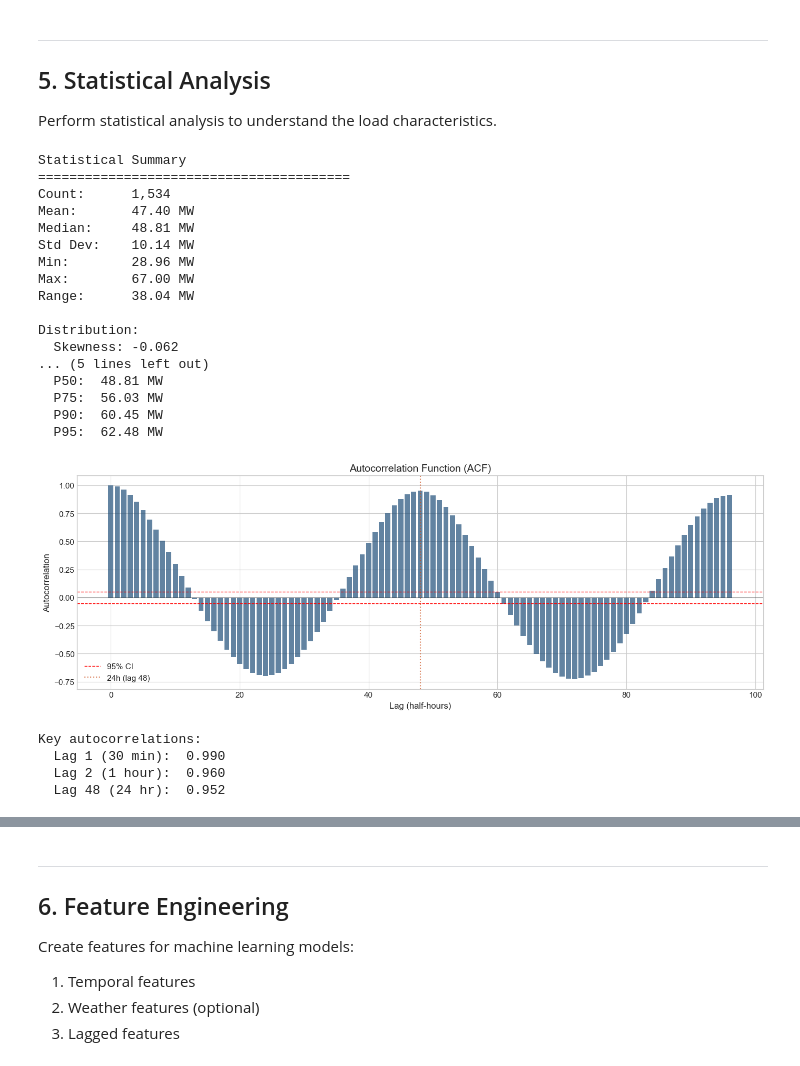
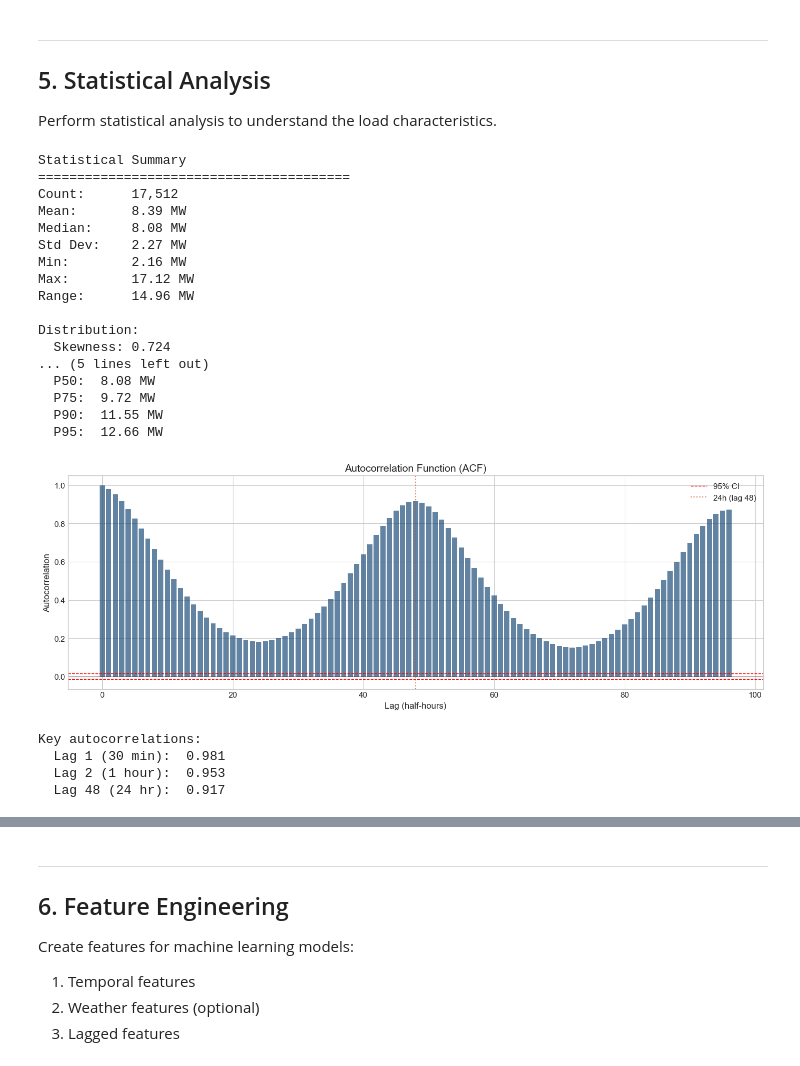
Before and after one commit to UKPN-DSO/ukpyn, a Jupyter notebook: examples/forecasting.ipynb, the cells around one changed output, grey strips where cells are left out. Saved outputs shown, nothing was run; the diff lists cells and outputs as text; code cells hidden in the pictures.

```diff
--- a/examples/forecasting.ipynb
+++ b/examples/forecasting.ipynb
@@ -883,0 +956,27 @@ Gap filling results:
+# %%
+# Aggregate duplicate timestamps (e.g. multiple transformers at the same time)
+if load_series.index.duplicated().any():
+    n_dupes = load_series.index.duplicated().sum()
+    print(f"Found {n_dupes} duplicate timestamps — summing across transformers")
+    load_series = load_series.groupby(load_series.index).sum()
+
+# First, create a complete 30-minute index to expose the gaps as NaN
+complete_index = pd.date_range(
+    start=load_series.index.min(),
+    end=load_series.index.max(),
+    freq="30min",
+)
+load_reindexed = load_series.reindex(complete_index)
+
+print(f"Before reindex: {len(load_series)} points, {load_series.isna().sum()} NaN")
+print(f"After reindex:  {len(load_reindexed)} points, {load_reindexed.isna().sum()} NaN")
+
+# Now fill_gaps can see and interpolate the NaN values
+load_filled = fill_gaps(load_reindexed, method="linear", max_gap_hours=48.0)
+
+filled_mask = load_reindexed.isna() & load_filled.notna()
+
+print("\nGap filling results:")
+print(f"  Original missing: {load_reindexed.isna().sum()}")
+print(f"  Remaining missing: {load_filled.isna().sum()}")
+print(f"  Points filled: {filled_mask.sum()}")
@@ -1173,10 +1283,10 @@ sample_period = load_filled_clean["2024-01":"2024-01"]  # January 2024
 sample_outliers = outlier_flags["2024-01":"2024-01"]
 
 # Plot clean data
-clean_data = sample_period[~sample_outliers]
+viz_clean = sample_period[~sample_outliers]
 ax.plot(
-    clean_data.index,
-    clean_data.values,
+    viz_clean.index,
+    viz_clean.values,
     color=COLORS["secondary"],
     linewidth=0.8,
     alpha=0.8,
@@ -1202,4 +1312,8 @@ ax.legend(loc="upper right")
 ax.xaxis.set_major_formatter(mdates.DateFormatter("%d %b"))
 plt.tight_layout()
 plt.show()
+
+# Create full clean dataset (all months, outliers removed)
+clean_data = load_filled_clean[~outlier_flags]
+print(f"\nClean dataset: {len(clean_data)} points from {clean_data.index.min().date()} to {clean_data.index.max().date()}")
 # %% [output]
@@ -1658,7 +1394,7 @@ def peak_analysis(series, threshold_percentile=90):
     }
 # %%
 # Run comprehensive statistical analysis
-stats = describe_timeseries(load_clean)
+stats = describe_timeseries(clean_data)
 
 print("Statistical Summary")
 print("=" * 40)
@@ -1682,57 +1418,57 @@ print(f"  P95:  {stats['P95']:.2f} MW")
 # %% [output]
 Statistical Summary
 ========================================
-Count:      1,534
-Mean:       47.40 MW
-Median:     48.81 MW
-Std Dev:    10.14 MW
-Min:        28.96 MW
-Max:        67.00 MW
-Range:      38.04 MW
+Count:      17,512
+Mean:       8.39 MW
+Median:     8.08 MW
+Std Dev:    2.27 MW
+Min:        2.16 MW
+Max:        17.12 MW
+Range:      14.96 MW
 
 Distribution:
-  Skewness: -0.062
+  Skewness: 0.724
 ... (5 lines left out)
-  P50:  48.81 MW
-  P75:  56.03 MW
-  P90:  60.45 MW
-  P95:  62.48 MW
+  P50:  8.08 MW
+  P75:  9.72 MW
+  P90:  11.55 MW
+  P95:  12.66 MW
 # %%
 # Autocorrelation analysis
-acf = autocorrelation(load_clean, lags=96)  # 48 hours at half-hourly resolution
+acf = autocorrelation(clean_data, lags=96)  # 48 hours at half-hourly resolution
 
 fig, ax = plt.subplots(figsize=(14, 5))
 ax.bar(acf.index, acf.values, color=COLORS["primary"], alpha=0.7)
 ax.axhline(y=0, color="black", linestyle="-", linewidth=0.5)
 ax.axhline(
-    y=1.96 / np.sqrt(len(load_clean)),
+    y=1.96 / np.sqrt(len(clean_data)),
     color="red",
     linestyle="--",
     linewidth=1,
     label="95% CI",
 )
-ax.axhline(y=-1.96 / np.sqrt(len(load_clean)), color="red", linestyle="--", linewidth=1)
+ax.axhline(y=-1.96 / np.sqrt(len(clean_data)), color="red", linestyle="--", linewidth=1)
 
 # Mark key lags
 ax.axvline(x=48, color=COLORS["rating"], linestyle=":", alpha=0.7, label="24h (lag 48)")
 
 ax.set_xlabel("Lag (half-hours)")
 ax.set_ylabel("Autocorrelation")
 ax.set_title("Autocorrelation Function (ACF)")
 ax.legend()
 plt.tight_layout()
 plt.show()
 
 print("\nKey autocorrelations:")
 print(f"  Lag 1 (30 min):  {acf[1]:.3f}")
 print(f"  Lag 2 (1 hour):  {acf[2]:.3f}")
 print(f"  Lag 48 (24 hr):  {acf[48]:.3f}")
 # %% [output]
-[figure, old version]
+[figure, new version]
 Key autocorrelations:
-  Lag 1 (30 min):  0.990
-  Lag 2 (1 hour):  0.960
-  Lag 48 (24 hr):  0.952
+  Lag 1 (30 min):  0.981
+  Lag 2 (1 hour):  0.953
+  Lag 48 (24 hr):  0.917
 # %%
 # Seasonal patterns
 fig, axes = plt.subplots(1, 3, figsize=(16, 5))
```
Also changed, not shown: parts of 68 cells of this notebook, 48 other files.
